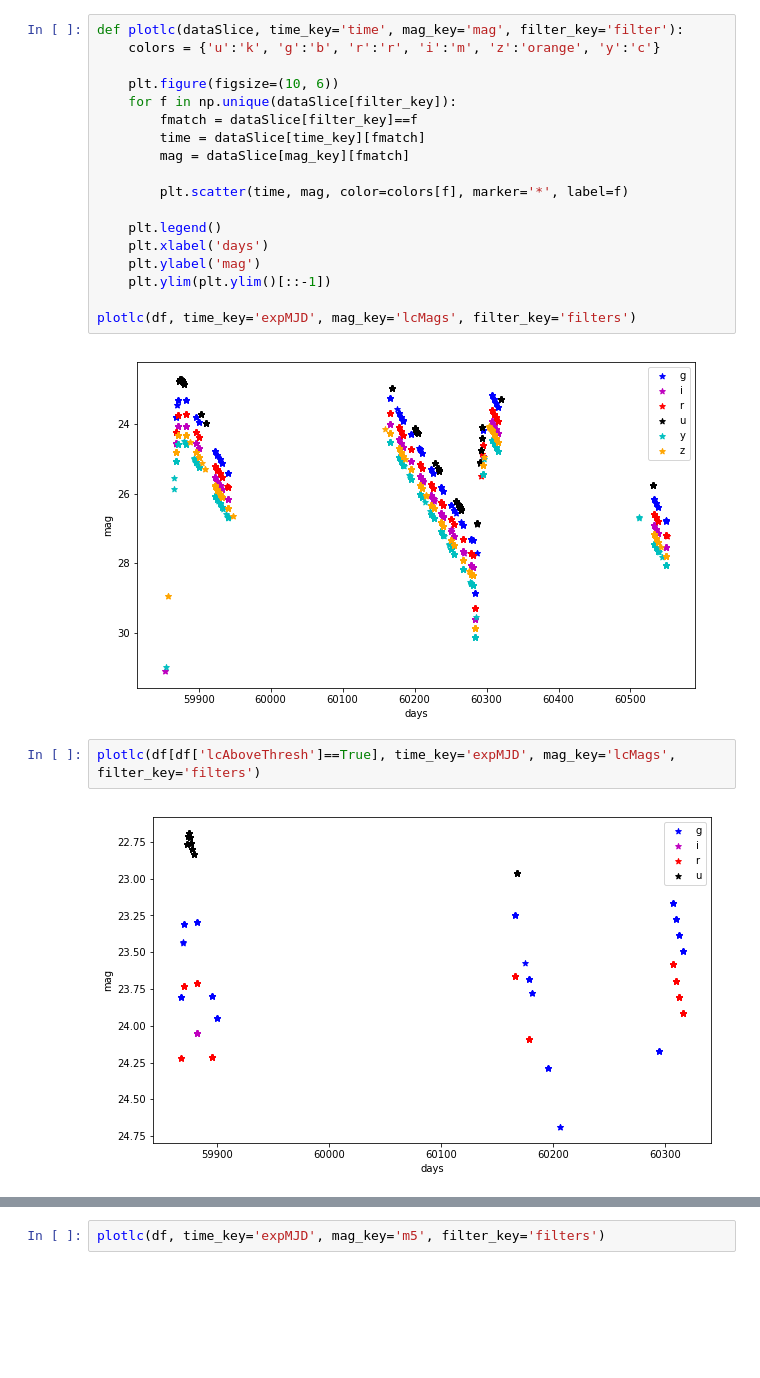
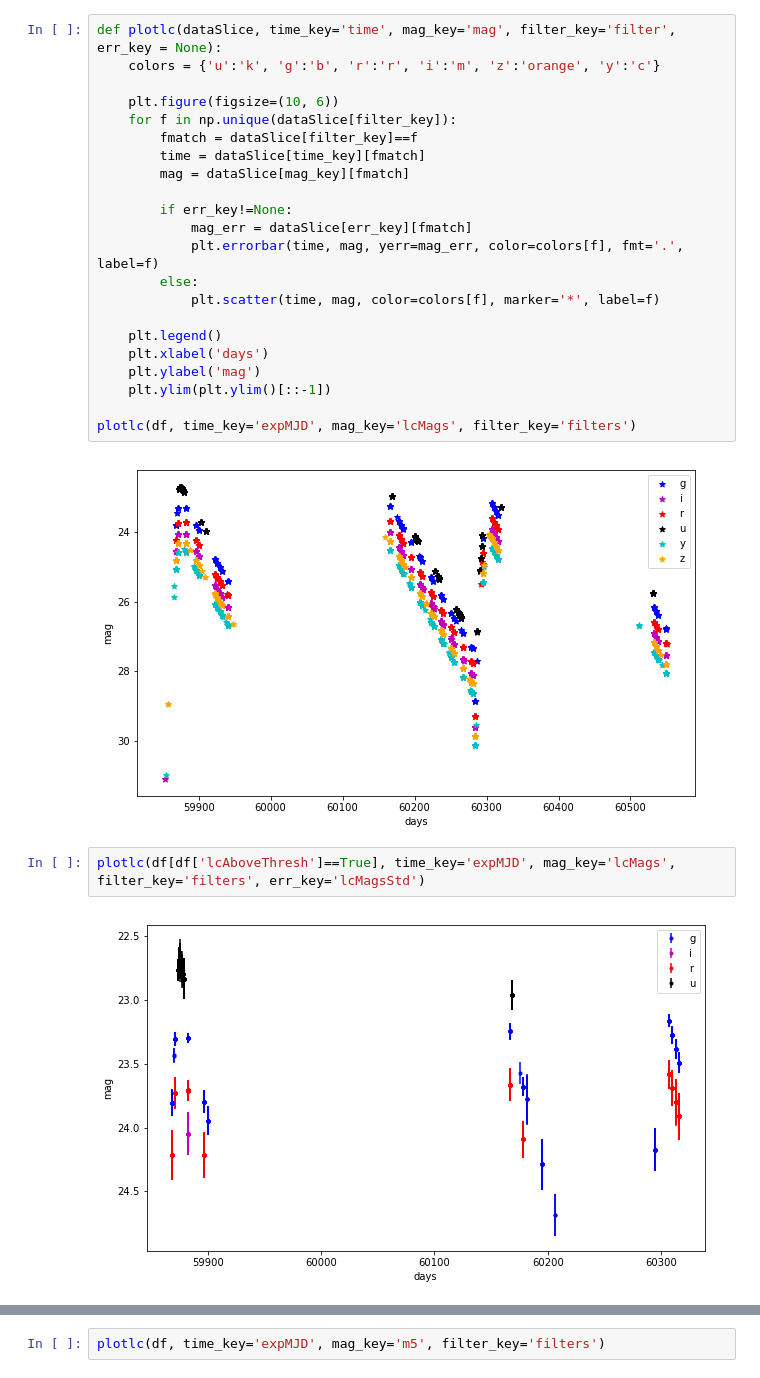
Before and after one commit to xiaolng/maf, a Jupyter notebook: TDEsMetricTest.ipynb, the cells around one changed output, grey strips where cells are left out. Saved outputs shown, nothing was run; the diff lists cells and outputs as text; blank space fills up the shorter version.

```diff
--- a/TDEsMetricTest.ipynb
+++ b/TDEsMetricTest.ipynb
@@ -117,7 +117,7 @@ df.head()
 | 3 | True | 59857.266632 | z | False | -18.016262 | 28.949079 | 4.151598 | 0.0 | 0.022333 | 23.074038 | ... |
 | 4 | True | 59857.277535 | z | False | -18.005359 | 28.942992 | 4.117412 | 0.0 | 0.023064 | 23.102912 | ... |
 # %%
-def plotlc(dataSlice, time_key='time', mag_key='mag', filter_key='filter'):
+def plotlc(dataSlice, time_key='time', mag_key='mag', filter_key='filter', err_key = None):
     colors = {'u':'k', 'g':'b', 'r':'r', 'i':'m', 'z':'orange', 'y':'c'}
 
     plt.figure(figsize=(10, 6))
@@ -126,7 +126,11 @@ def plotlc(dataSlice, time_key='time', mag_key='mag', filter_key='filter'):
         time = dataSlice[time_key][fmatch]
         mag = dataSlice[mag_key][fmatch]
 
-        plt.scatter(time, mag, color=colors[f], marker='*', label=f)
+        if err_key!=None:
+            mag_err = dataSlice[err_key][fmatch]
+            plt.errorbar(time, mag, yerr=mag_err, color=colors[f], fmt='.', label=f)
+        else:
+            plt.scatter(time, mag, color=colors[f], marker='*', label=f)
 
     plt.legend()
     plt.xlabel('days')
@@ -137,9 +141,9 @@ plotlc(df, time_key='expMJD', mag_key='lcMags', filter_key='filters')
 # %% [output]
 [figure]
 # %%
-plotlc(df[df['lcAboveThresh']==True], time_key='expMJD', mag_key='lcMags', filter_key='filters')
+plotlc(df[df['lcAboveThresh']==True], time_key='expMJD', mag_key='lcMags', filter_key='filters', err_key='lcMagsStd')
 # %% [output]
-[figure, old version]
+[figure, new version]
 # %%
 df_1 = pd.DataFrame(output_dict_list[1])
 
```
Also changed, not shown: parts of 2 cells of this notebook.
